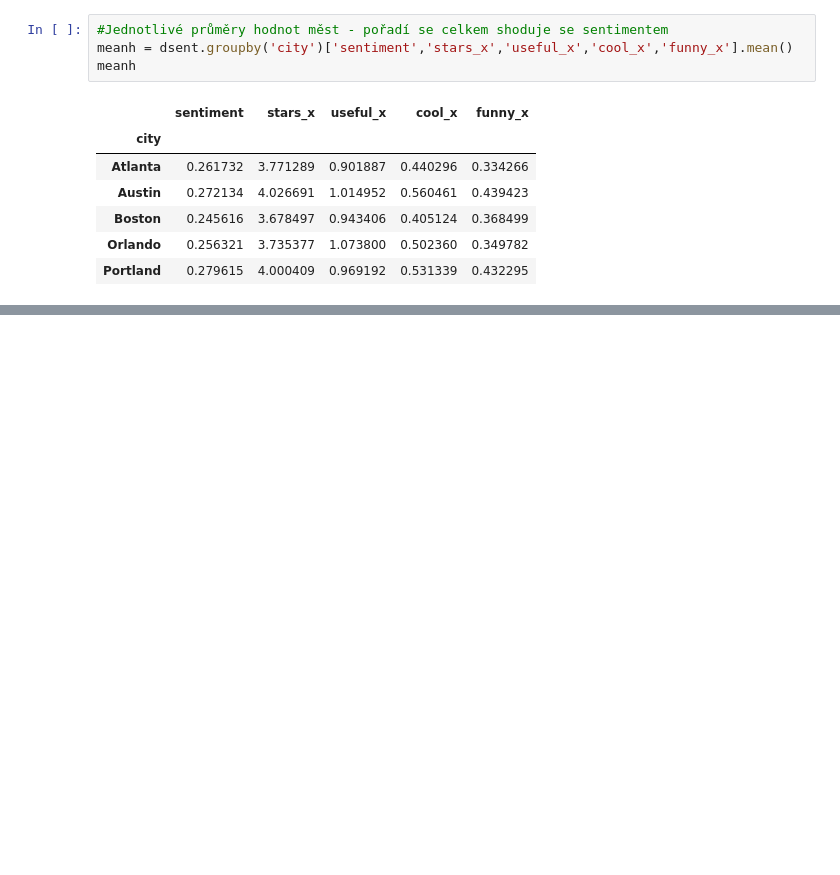
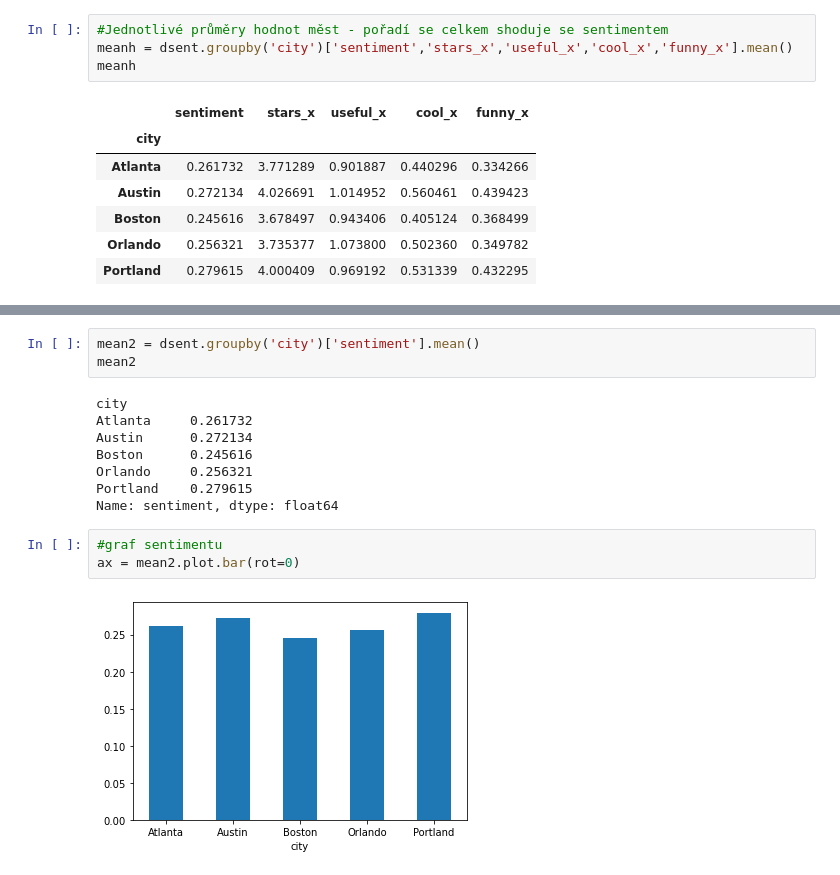
Before and after one commit to sarkaja/NLP, a Jupyter notebook: finalwork.ipynb, the cells around one changed output, grey strips where cells are left out. Drawn from its saved outputs; the diff is of its cells as text; blank space fills up the shorter version.

```diff
--- a/finalwork.ipynb
+++ b/finalwork.ipynb
@@ -153,0 +175,16 @@ meanh
+# %%
+mean2 = dsent.groupby('city')['sentiment'].mean()
+mean2
+# %% [output]
+city
+Atlanta     0.261732
+Austin      0.272134
+Boston      0.245616
+Orlando     0.256321
+Portland    0.279615
+Name: sentiment, dtype: float64
+# %%
+#graf sentimentu
+ax = mean2.plot.bar(rot=0)
+# %% [output]
+[figure, added]
```
Also changed, not shown: parts of 4 cells of this notebook.
